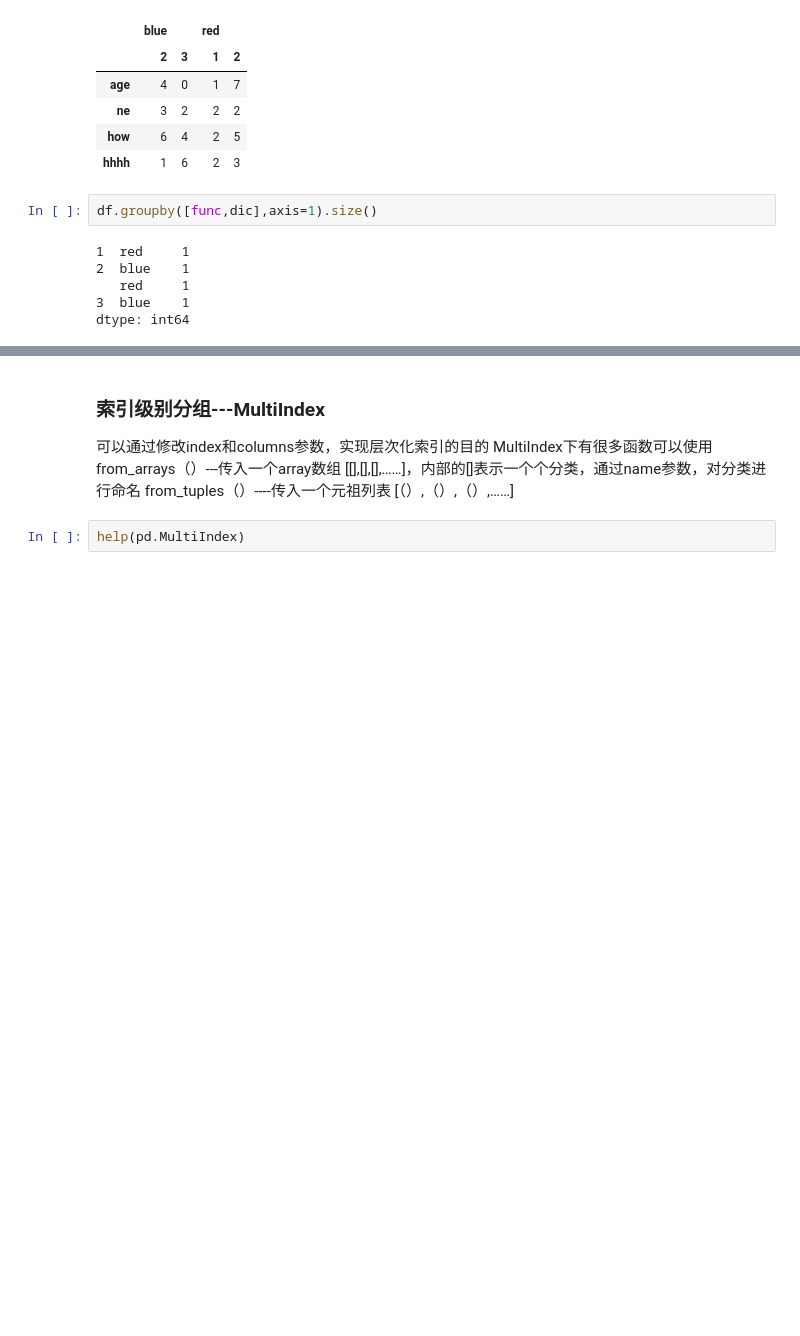
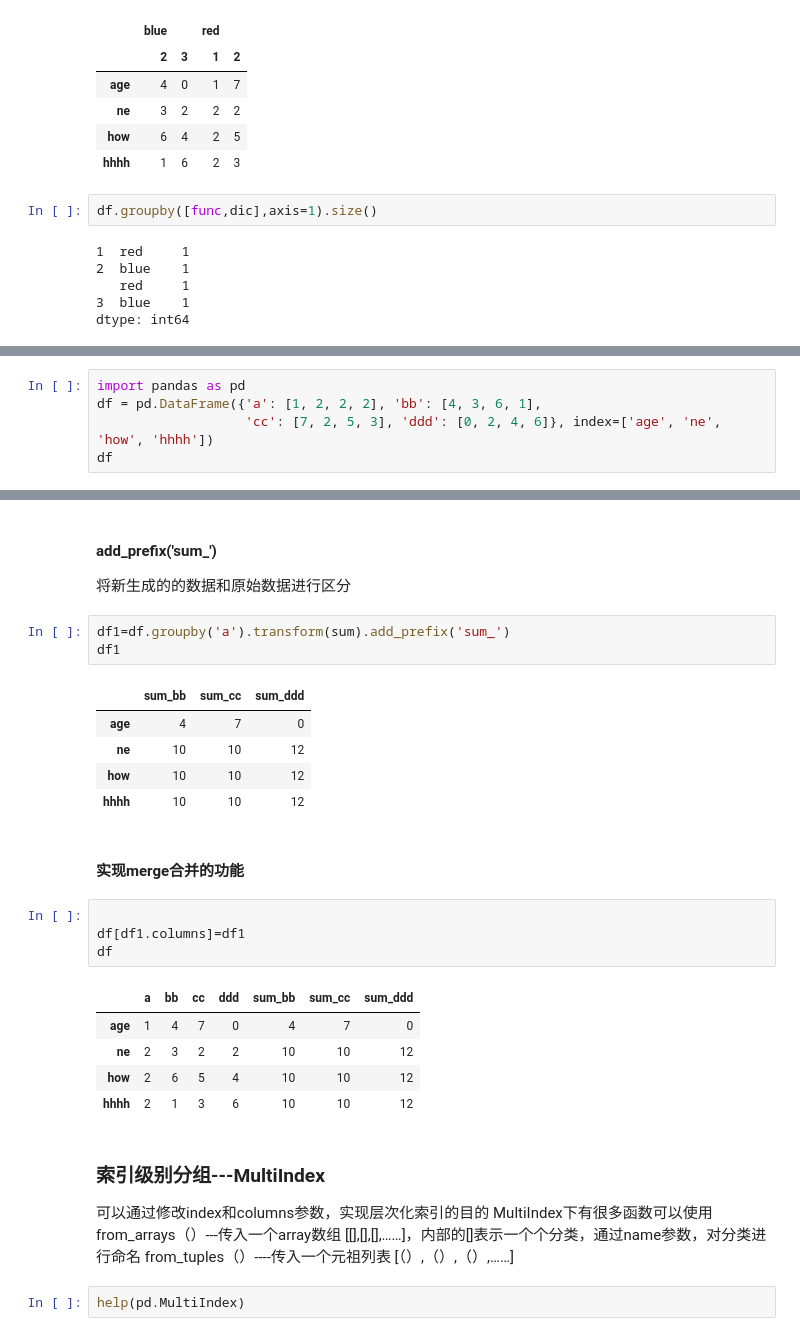
Before and after one commit to happy-yu1/date-analysis-primary, a Jupyter notebook: 数据操作练习/数据处理三：长宽表、数据透视、分组.ipynb, the cells around one changed output, grey strips where cells are left out. Drawn from its saved outputs; the diff is of its cells as text; blank space fills up the shorter version.

```diff
--- a/数据操作练习/数据处理（三）：长宽表、数据透视、分组.ipynb
+++ b/数据操作练习/数据处理三：长宽表、数据透视、分组.ipynb
@@ -441,0 +445,5 @@ dtype: int64
+# %%
+import pandas as pd
+df = pd.DataFrame({'a': [1, 2, 2, 2], 'bb': [4, 3, 6, 1],
+                   'cc': [7, 2, 5, 3], 'ddd': [0, 2, 4, 6]}, index=['age', 'ne', 'how', 'hhhh'])
+df
@@ -442,3 +472,27 @@ dtype: int64
+# %% [markdown]
+#### add_prefix('sum_')
+将新生成的的数据和原始数据进行区分
+# %%
+df1=df.groupby('a').transform(sum).add_prefix('sum_')
+df1
+# %% [output]
+|  | sum_bb | sum_cc | sum_ddd |
+| age | 4 | 7 | 0 |
+| ne | 10 | 10 | 12 |
+| how | 10 | 10 | 12 |
+| hhhh | 10 | 10 | 12 |
+# %% [markdown]
+####  实现merge合并的功能
+# %%
+
+df[df1.columns]=df1
+df
+# %% [output]
+|  | a | bb | cc | ddd | sum_bb | sum_cc | sum_ddd |
+| age | 1 | 4 | 7 | 0 | 4 | 7 | 0 |
+| ne | 2 | 3 | 2 | 2 | 10 | 10 | 12 |
+| how | 2 | 6 | 5 | 4 | 10 | 10 | 12 |
+| hhhh | 2 | 1 | 3 | 6 | 10 | 10 | 12 |
 # %% [markdown]
 ### 索引级别分组---MultiIndex
 可以通过修改index和columns参数，实现层次化索引的目的
```
Also changed, not shown: parts of 4 cells of this notebook, 8 other files.
